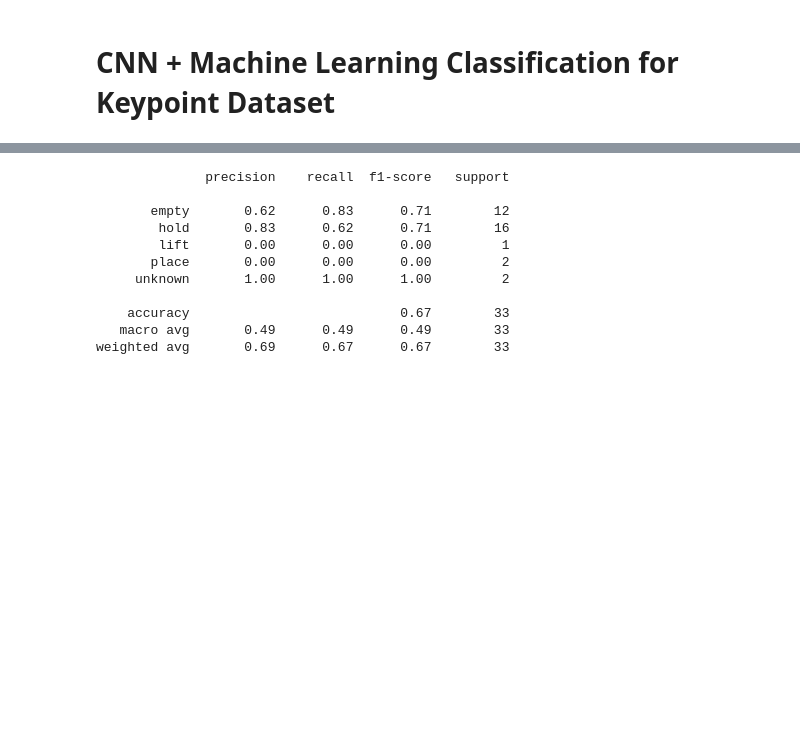
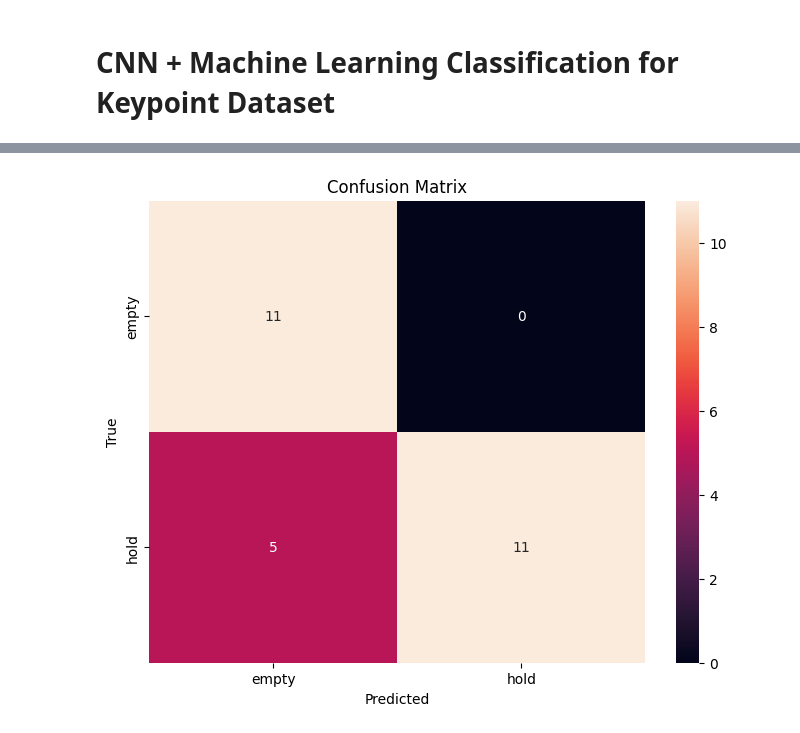
Before and after one commit to surjdev/workshop_lifting, a Jupyter notebook: app/Train/keypoint_classification.ipynb, the cells around one changed output, grey strips where cells are left out. Drawn from its saved outputs; the diff is of its cells as text; code cells hidden in the pictures; blank space fills up the shorter version.

```diff
--- a/app/Train/keypoint_classification.ipynb
+++ b/app/Train/keypoint_classification.ipynb
@@ -17,6 +21,6 @@ y = df["label"].values
 # %%
-X = df.drop(columns=["time", "label"]).values
-y = df["label"].values
+X = df_place.drop(columns=["time", "label"]).values
+y = df_place["label"].values
 # %%
 # สร้าง window ขนาด 30 frame (เช่น 1 วิ)
 window_size = 30
@@ -100,16 +104,26 @@ for epoch in range(300):
         loss.backward()
         optimizer.step()
 # %%
+from sklearn.metrics import classification_report, confusion_matrix
+import numpy as np
 
-from sklearn.ensemble import RandomForestClassifier
-from sklearn.metrics import classification_report
+model.eval()
+all_preds = []
+all_labels = []
 
-X_rf = X_windows.reshape(X_windows.shape[0], -1)  # flatten
-X_train_rf, X_test_rf, y_train_rf, y_test_rf = train_test_split(X_rf, y_encoded, test_size=0.2, random_state=42)
+with torch.no_grad():
+    for X_batch, y_batch in test_loader:
+        X_batch = X_batch.to(device)
+        outputs = model(X_batch)
+        _, preds = torch.max(outputs, 1)
+        all_preds.extend(preds.cpu().numpy())
+        all_labels.extend(y_batch.numpy())
 
-rf = RandomForestClassifier(n_estimators=100)
-rf.fit(X_train_rf, y_train_rf)
-y_pred_rf = rf.predict(X_test_rf)
+# รายงานผล
+print("Classification Report:")
+print(classification_report(all_labels, all_preds, target_names=label_encoder.classes_))
 
-print(classification_report(y_test_rf, y_pred_rf, target_names=label_encoder.classes_))
+# Matrix ความสับสน
+print("Confusion Matrix:")
+print(confusion_matrix(all_labels, all_preds))
 # %% [output]
@@ -127,24 +143,13 @@ weighted avg       0.73      0.70      0.71        33
-# %%
-from sklearn.ensemble import RandomForestClassifier
-from sklearn.metrics import classification_report
-
-X_rf = X_windows.reshape(X_windows.shape[0], -1)  # flatten
-X_train_rf, X_test_rf, y_train_rf, y_test_rf = train_test_split(X_rf, y_encoded, test_size=0.2, random_state=42)
-
-rf = RandomForestClassifier(n_estimators=100)
-rf.fit(X_train_rf, y_train_rf)
-y_pred_rf = rf.predict(X_test_rf)
-
-print(classification_report(y_test_rf, y_pred_rf, target_names=label_encoder.classes_))
-# %% [output]
-              precision    recall  f1-score   support
-
-       empty       0.62      0.83      0.71        12
-        hold       0.83      0.62      0.71        16
-        lift       0.00      0.00      0.00         1
-       place       0.00      0.00      0.00         2
-     unknown       1.00      1.00      1.00         2
-
-    accuracy                           0.67        33
-   macro avg       0.49      0.49      0.49        33
-weighted avg       0.69      0.67      0.67        33
+# %%
+import seaborn as sns
+import matplotlib.pyplot as plt
+
+cm = confusion_matrix(all_labels, all_preds)
+plt.figure(figsize=(8,6))
+sns.heatmap(cm, annot=True, fmt='d', xticklabels=label_encoder.classes_, yticklabels=label_encoder.classes_)
+plt.xlabel("Predicted")
+plt.ylabel("True")
+plt.title("Confusion Matrix")
+plt.show()
+# %% [output]
+[figure, added]
```
Also changed, not shown: parts of 13 cells of this notebook, 16 other files.
